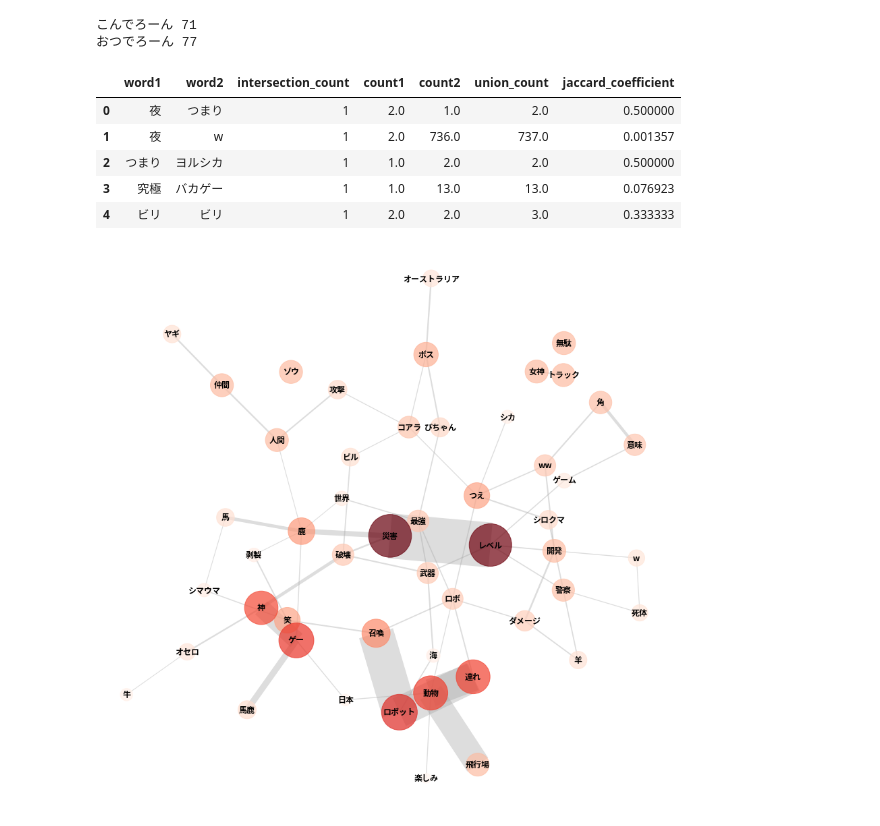
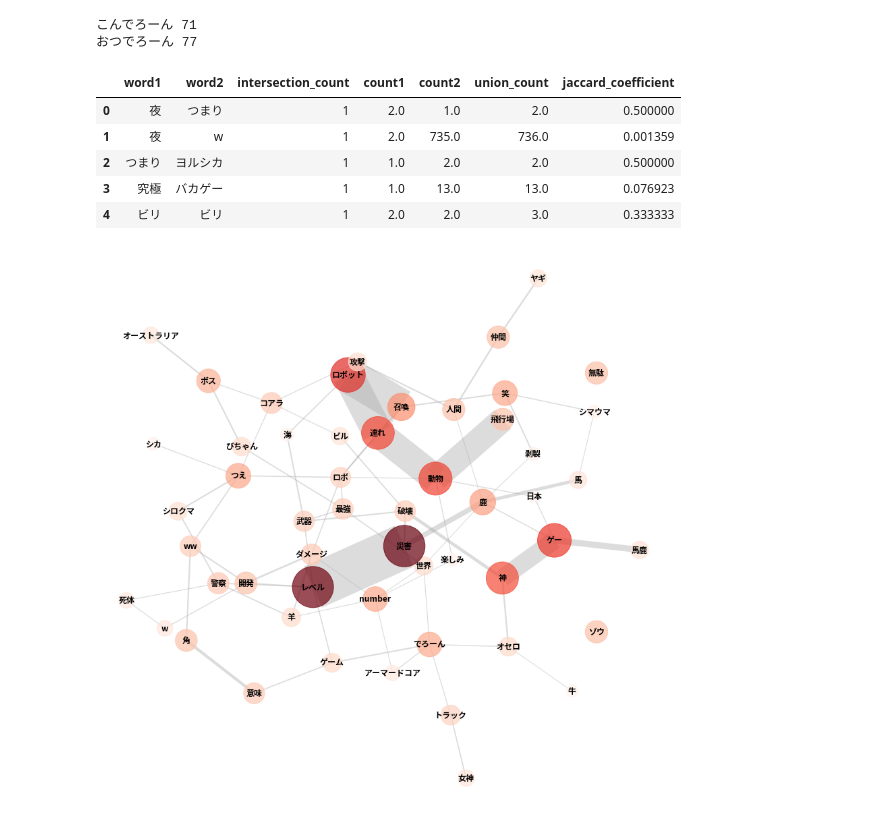
Before and after one commit to baibai25/NLP-YouTube-Live, a Jupyter notebook: nlp.ipynb, the cells around one changed output. Saved outputs shown, nothing was run; the diff lists cells and outputs as text; code cells hidden in the pictures.

```diff
--- a/nlp.ipynb
+++ b/nlp.ipynb
@@ -29,6 +29,7 @@ for line in data:
     line = neologdn.normalize(line)
     line = re.sub(r'https?://[\w/:%#\$&\?\(\)~\.=\+\-]+', '', line)
     line = re.sub(r'[!-/:-@[-`{-~]', r' ', line)
+    line = re.sub(r'\d+', 'number', line)
     line = ''.join(['' if c in emoji.UNICODE_EMOJI else c for c in line])
     tmp.append(line)
 
@@ -36,7 +37,8 @@ data = tmp
 del tmp
 # %%
 # morphological analysis
-t = Tokenizer()
+#t = Tokenizer()
+t = Tokenizer('./data/custom_dict.csv', udic_enc='utf8')
 re_hiragana = re.compile(r'^[あ-ん]+$')
 name = []
 tokens = []
@@ -126,7 +130,7 @@ df.head()
 # %% [output]
 |  | word1 | word2 | intersection_count | count1 | count2 | union_count | jaccard_coefficient |
 | 0 | 夜 | つまり | 1 | 2.0 | 1.0 | 2.0 | 0.500000 |
-| 1 | 夜 | w | 1 | 2.0 | 736.0 | 737.0 | 0.001357 |
+| 1 | 夜 | w | 1 | 2.0 | 735.0 | 736.0 | 0.001359 |
 | 2 | つまり | ヨルシカ | 1 | 1.0 | 2.0 | 2.0 | 0.500000 |
 | 3 | 究極 | バカゲー | 1 | 1.0 | 13.0 | 13.0 | 0.076923 |
 | 4 | ビリ | ビリ | 1 | 2.0 | 2.0 | 3.0 | 0.333333 |
@@ -135,7 +139,7 @@ df.head()
 
 def plot_network(data, edge_threshold, random_state):
 
-    plt.figure(figsize=(15, 15))
+    plt.figure(figsize=(15, 15), facecolor='white')
     G = nx.Graph()
 
     # node
@@ -168,15 +172,16 @@ def plot_network(data, edge_threshold, random_state):
     nx.draw_networkx_labels(G, pos, fontsize=14, font_family='Noto Sans CJK JP', font_weight='bold')
 
     plt.axis('off')
-    plt.savefig('./collocation_network.png')
+    plt.savefig('./collocation_network.png', dpi=100)
     plt.show()
 # %%
 n_word_lower = 20
 edge_threshold = 0.01
 random_state = 42
-df = df.sort_values('jaccard_coefficient', ascending=False)
-df = df[(df['count1'] >= n_word_lower) & (df['count2'] >= n_word_lower)]
+
+df_plot = df.sort_values('jaccard_coefficient', ascending=False)
+df_plot = df_plot[(df_plot['count1'] >= n_word_lower) & (df_plot['count2'] >= n_word_lower)]
 # %%
-plot_network(df, edge_threshold, random_state)
+plot_network(df_plot, edge_threshold, random_state)
 # %% [output]
-[figure, old version]
+[figure, new version]
```
Also changed, not shown: parts of 1 cell of this notebook.
